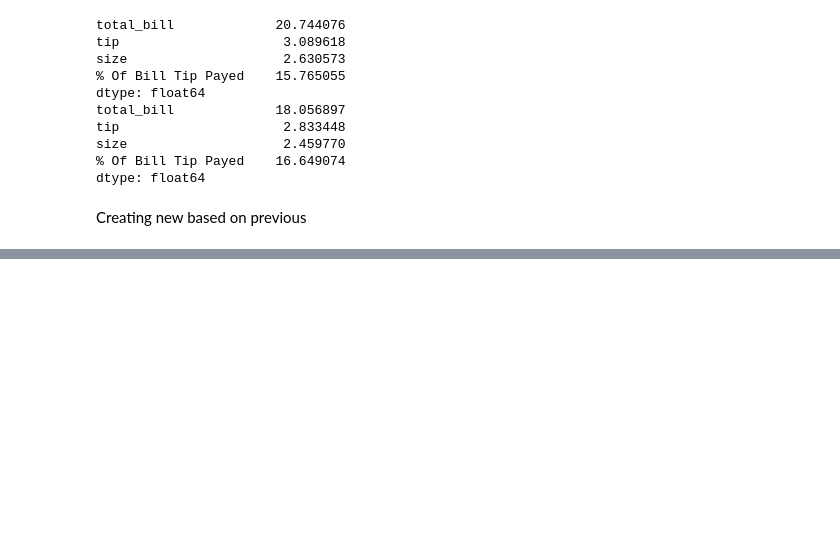
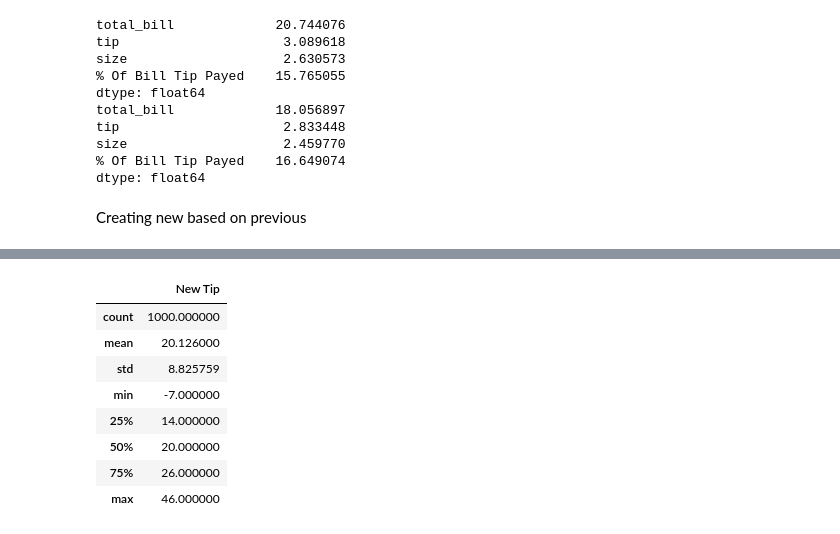
Before and after one commit to LauraBrogan/Programming-Project-2020, a Jupyter notebook: Programming Project 2020.ipynb, the cells around one changed output, grey strips where cells are left out. Cells and saved outputs as stored; diff of their text form; code cells hidden in the pictures; blank space fills up the shorter version.

```diff
--- a/Programming Project 2020.ipynb
+++ b/Programming Project 2020.ipynb
@@ -135,3 +135,16 @@ plt.show()
+# %%
+#describing the new data set.
+mydataset.describe()
+# %% [output]
+|  | New Tip |
+| count | 1000.000000 |
+| mean | 20.126000 |
+| std | 8.825759 |
+| min | -7.000000 |
+| 25% | 14.000000 |
+| 50% | 20.000000 |
+| 75% | 26.000000 |
+| max | 46.000000 |
 # %%
 import random
 
```
Also changed, not shown: parts of 11 cells of this notebook.
